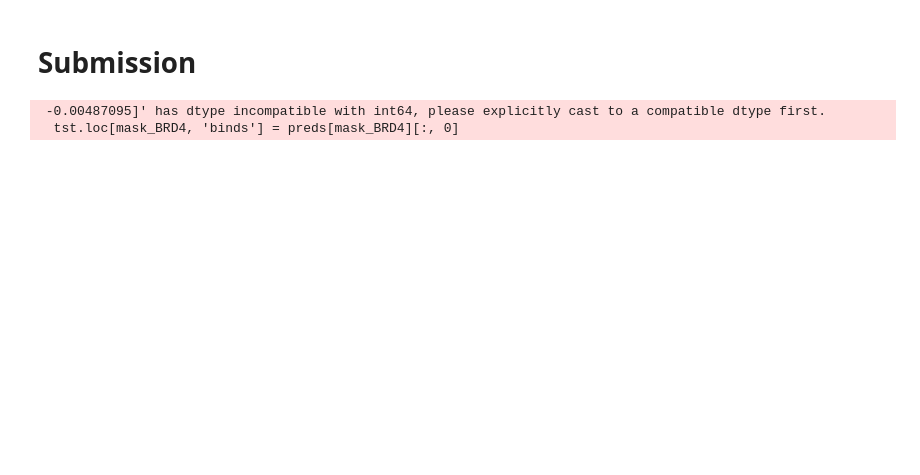
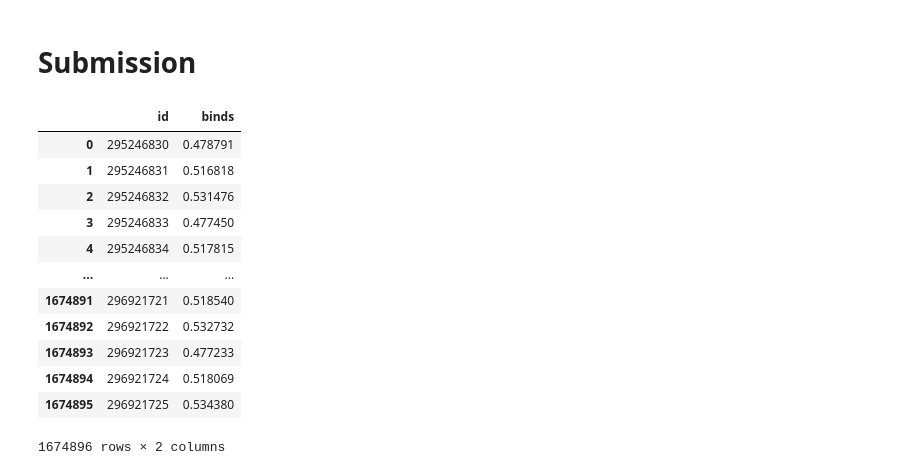
Before and after one commit to humansys-lab/leash, a Jupyter notebook: scripts/baseline.ipynb, the cells around one changed output. Cells and saved outputs as stored; diff of their text form; code cells hidden in the pictures; blank space fills up the shorter version.

```diff
--- a/scripts/baseline.ipynb
+++ b/scripts/baseline.ipynb
@@ -103,17 +110,8 @@ if Config.PREPROCESS:
     test.to_parquet('test_enc.parquet')
 
 else:
-    if Config.DEBUG:
-        train = pl.read_parquet(os.path.join(PROCESSED_DIR, 'train_enc.parquet'), n_rows=1000)
-        test = pl.read_parquet(os.path.join(PROCESSED_DIR, 'test_enc.parquet'))
-    else:
-        if Config.KAGGLE_NOTEBOOK:
-            train = pl.read_parquet(os.path.join(PROCESSED_DIR, 'train_enc.parquet'))
-
-        else:
-            train = pl.read_parquet(os.path.join(PROCESSED_DIR, 'train_enc.parquet'), n_rows=1000000)
-
-        test = pl.read_parquet(os.path.join(PROCESSED_DIR, 'test_enc.parquet'))
+    train = pl.read_parquet(os.path.join(PROCESSED_DIR, 'train_enc_balanced.parquet'), n_rows=n_rows)
+    test = pl.read_parquet(os.path.join(PROCESSED_DIR, 'test_enc.parquet'))
     train = train.to_pandas()
     test = test.to_pandas()
 # %%
@@ -200,9 +198,19 @@ class Trainer:
         with torch.no_grad():
             for inputs in data_loader:
                 inputs = inputs.to(self.device)
-                outputs = self.model(inputs)
+                outputs = torch.sigmoid(self.model(inputs))  # apply sigmoid
                 predictions.append(outputs.cpu().numpy())
         return np.concatenate(predictions)
+
+def predict_in_batches(model, data, batch_size):
+    model.eval()  # Set model to evaluation mode
+    preds = []
+    for i in range(0, data.size(0), batch_size):
+        batch = data[i:i+batch_size].to(Config.DEVICE)
+        with torch.no_grad():
+            batch_preds = torch.sigmoid(model(batch))  # apply sigmoid
+        preds.append(batch_preds.detach().cpu())
+    return torch.cat(preds, dim=0)
 # %%
 class SimpleNN(nn.Module):
     def __init__(self):
@@ -276,6 +284,7 @@ class ImprovedCNNModel(nn.Module):
         return x
 # %%
 "TODO: なぜかスコアが0.027程度．コピーしたノートは0.39くらい．データ数の違い？ロスが下がらない"
+# 全データで少なくとも1エポック1hくらい
 
 # 定数やモデルの定義は適宜修正してください
 FEATURES = [f'enc{i}' for i in range(142)]
@@ -305,16 +314,14 @@ for fold, (train_idx, valid_idx) in enumerate(skf.split(train, train[TARGETS].su
     trainer.train(train_loader, valid_loader, Config.EPOCHS)
 
     # 最良のモデルをロードして予測を行う
+    model.load_state_dict(torch.load(os.path.join(MODEL_DIR, 'best_model.pt')))
 
-    model.load_state_dict(torch.load(os.path.join(MODEL_DIR, 'best_model.pt')))
-    "TODO: バッチ処理すべき？ データがでかいとout of memory"
-    oof = model(X_val)
+    oof = predict_in_batches(model, X_val, Config.BATCH_SIZE)
     print('fold :', fold, 'CV score =', APS(y_val.cpu().numpy(), oof.detach().cpu().numpy(), average='micro'))
 
     test_tensor = torch.tensor(test.values, dtype=torch.float32).to(Config.DEVICE)
     "TODO: バッチ処理するべき？ 1にしなくていいの？"
-    test_loader = DataLoader(test_tensor, batch_size=Config.BATCH_SIZE, shuffle=False)
-    preds = trainer.predict(test_loader)
+    preds = predict_in_batches(model, test_tensor, Config.BATCH_SIZE)
     all_preds.append(preds)
 
 
@@ -344,12 +355,24 @@ tst.loc[mask_BRD4, 'binds'] = preds[mask_BRD4][:, 0]
 tst.loc[mask_HSA, 'binds'] = preds[mask_HSA][:, 1]
 tst.loc[mask_sEH, 'binds'] = preds[mask_sEH][:, 2]
 
-# 0以下の要素を0にし，1以上の要素を1にする
-tst['binds'] = tst['binds'].clip(0, 1)
 
 
+submission = tst[['id', 'binds']].copy()
 # 'id'と'binds'列をCSVに出力
-tst[['id', 'binds']].to_csv(os.path.join(OUTPUT_DIR,'submission.csv'), index=False)
+submission.to_csv(os.path.join(OUTPUT_DIR,'submission.csv'), index=False)
-# %% [output]
- -0.00487095]' has dtype incompatible with int64, please explicitly cast to a compatible dtype first.
-  tst.loc[mask_BRD4, 'binds'] = preds[mask_BRD4][:, 0]
+# %%
+submission
+# %% [output]
+|  | id | binds |
+| 0 | 295246830 | 0.478791 |
+| 1 | 295246831 | 0.516818 |
+| 2 | 295246832 | 0.531476 |
+| 3 | 295246833 | 0.477450 |
+| 4 | 295246834 | 0.517815 |
+| ... | ... | ... |
+| 1674891 | 296921721 | 0.518540 |
+| 1674892 | 296921722 | 0.532732 |
+| 1674893 | 296921723 | 0.477233 |
+| 1674894 | 296921724 | 0.518069 |
+| 1674895 | 296921725 | 0.534380 |
+1674896 rows × 2 columns
```
Also changed, not shown: parts of 3 cells of this notebook, 2 other files.
